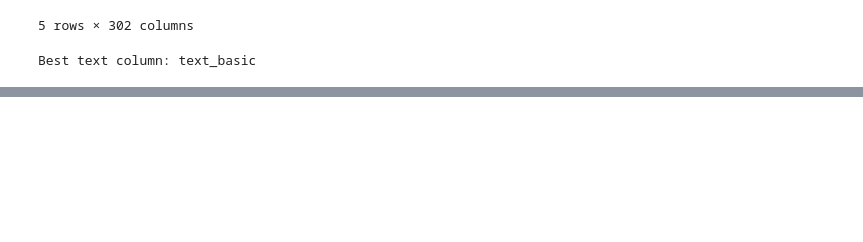
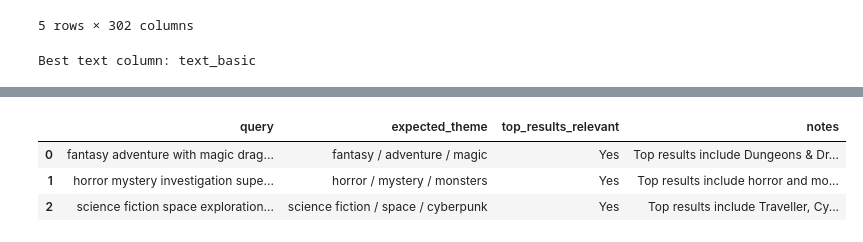
Before and after one commit to qigol/ml1-project-lt4, a Jupyter notebook: working-notebooks/brit/svd with merged.ipynb, the cells around one changed output, grey strips where cells are left out. Drawn from its saved outputs; the diff is of its cells as text; code cells hidden in the pictures; blank space fills up the shorter version.

```diff
--- a/working-notebooks/brit/svd with merged.ipynb
+++ b/working-notebooks/brit/svd with merged.ipynb
@@ -544,3 +608,33 @@ search_games(
+# %%
+ir_eval = pd.DataFrame({
+    "query": [
+        "fantasy adventure with magic dragons and quests",
+        "horror mystery investigation supernatural monsters",
+        "science fiction space exploration cyberpunk future technology"
+    ],
+    "expected_theme": [
+        "fantasy / adventure / magic",
+        "horror / mystery / monsters",
+        "science fiction / space / cyberpunk"
+    ],
+    "top_results_relevant": [
+        "Yes",
+        "Yes",
+        "Yes"
+    ],
+    "notes": [
+        "Top results include Dungeons & Dragons, Dragonbane, and other fantasy-related games.",
+        "Top results include horror and monster-related titles.",
+        "Top results include Traveller, Cyberpunk, and science fiction-related games."
+    ]
+})
+
+ir_eval
+# %% [output]
+|  | query | expected_theme | top_results_relevant | notes |
+| 0 | fantasy adventure with magic drag... | fantasy / adventure / magic | Yes | Top results include Dungeons & Dr... |
+| 1 | horror mystery investigation supe... | horror / mystery / monsters | Yes | Top results include horror and mo... |
+| 2 | science fiction space exploration... | science fiction / space / cyberpunk | Yes | Top results include Traveller, Cy... |
 # %%
 final_results_table = results_df.sort_values(
     by=["reached_90_percent", "retained_svs", "max_explained_variance_tested"],
```
Also changed, not shown: parts of 13 cells of this notebook.
